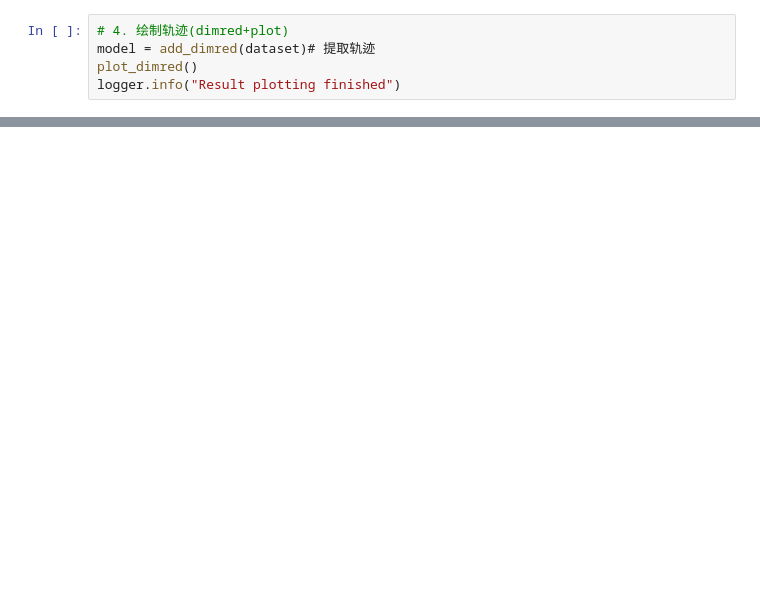
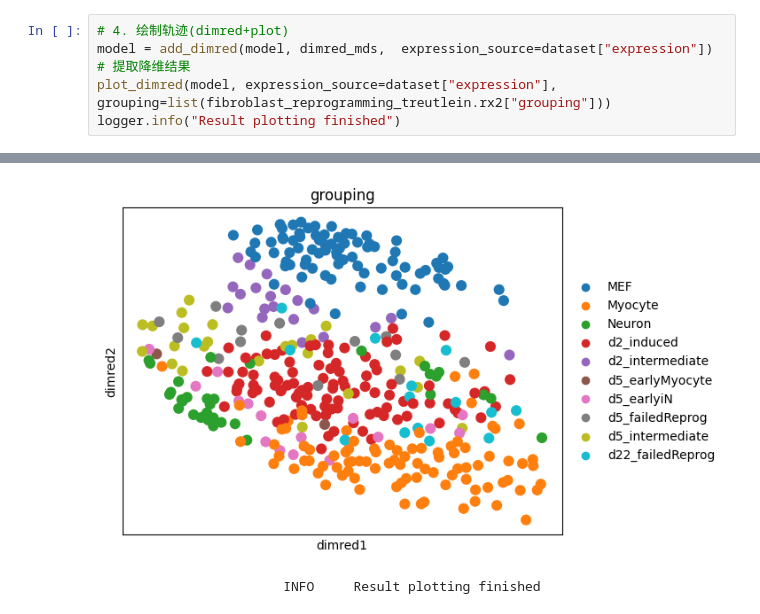
Before and after one commit to HuangDDU/PyDynverse, a Jupyter notebook: quickstart.ipynb, the cells around one changed output, grey strips where cells are left out. Drawn from its saved outputs; the diff is of its cells as text; blank space fills up the shorter version.

```diff
--- a/quickstart.ipynb
+++ b/quickstart.ipynb
@@ -78,6 +86,6 @@ logger.info(f"Methods executing finished, model: {model}")
 # %%
 # 4. 绘制轨迹(dimred+plot)
-model = add_dimred(dataset)# 提取轨迹
-plot_dimred()
+model = add_dimred(model, dimred_mds,  expression_source=dataset["expression"])  # 提取降维结果
+plot_dimred(model, expression_source=dataset["expression"], grouping=list(fibroblast_reprogramming_treutlein.rx2["grouping"]))
 logger.info("Result plotting finished")
 # %% [output]
@@ -84,0 +94,2 @@ logger.info("Result plotting finished")
+[figure, added]
+                        INFO     Result plotting finished
```
Also changed, not shown: parts of 5 cells of this notebook, 14 other files.
